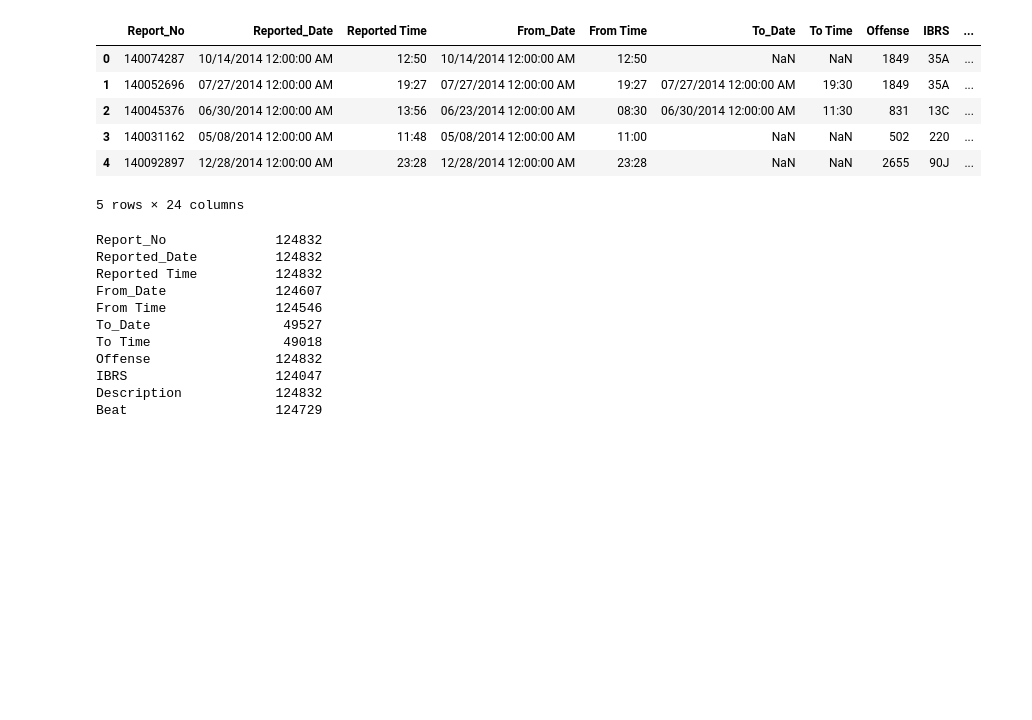
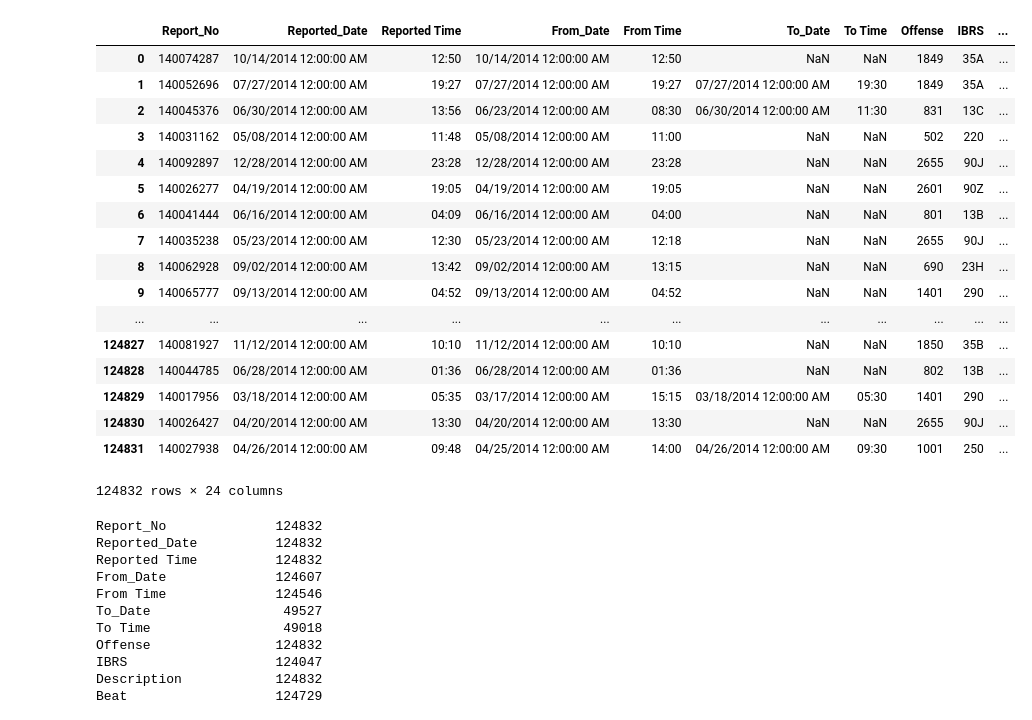
Before and after one commit to nsridhar26/crangmcgee, a Jupyter notebook: City Data/KC/KC 2014 - 2015.ipynb, the cells around one changed output. Saved outputs shown, nothing was run; the diff lists cells and outputs as text; code cells hidden in the pictures; blank space fills up the shorter version.

```diff
--- a/City Data/KC/KC 2014 - 2015.ipynb
+++ b/City Data/KC/KC 2014 - 2015.ipynb
@@ -3,15 +3,26 @@ import pandas as pd
 df_2014 = pd.read_csv('https://query.data.world/s/u5vi3y33mujhpwka7rqf6t75rqpc27')
 df_2015 = pd.read_csv('https://query.data.world/s/vdz7h4a5ekrs2sq4gv4lvjplbeihcb')
 # %%
-df_2014.head()
+df_2014
 # %% [output]
 |  | Report_No | Reported_Date | Reported Time | From_Date | From Time | To_Date | To Time | Offense | IBRS | ... |
 | 0 | 140074287 | 10/14/2014 12:00:00 AM | 12:50 | 10/14/2014 12:00:00 AM | 12:50 | NaN | NaN | 1849 | 35A | ... |
 | 1 | 140052696 | 07/27/2014 12:00:00 AM | 19:27 | 07/27/2014 12:00:00 AM | 19:27 | 07/27/2014 12:00:00 AM | 19:30 | 1849 | 35A | ... |
 | 2 | 140045376 | 06/30/2014 12:00:00 AM | 13:56 | 06/23/2014 12:00:00 AM | 08:30 | 06/30/2014 12:00:00 AM | 11:30 | 831 | 13C | ... |
 | 3 | 140031162 | 05/08/2014 12:00:00 AM | 11:48 | 05/08/2014 12:00:00 AM | 11:00 | NaN | NaN | 502 | 220 | ... |
 | 4 | 140092897 | 12/28/2014 12:00:00 AM | 23:28 | 12/28/2014 12:00:00 AM | 23:28 | NaN | NaN | 2655 | 90J | ... |
+| 5 | 140026277 | 04/19/2014 12:00:00 AM | 19:05 | 04/19/2014 12:00:00 AM | 19:05 | NaN | NaN | 2601 | 90Z | ... |
+| 6 | 140041444 | 06/16/2014 12:00:00 AM | 04:09 | 06/16/2014 12:00:00 AM | 04:00 | NaN | NaN | 801 | 13B | ... |
+| 7 | 140035238 | 05/23/2014 12:00:00 AM | 12:30 | 05/23/2014 12:00:00 AM | 12:18 | NaN | NaN | 2655 | 90J | ... |
+| 8 | 140062928 | 09/02/2014 12:00:00 AM | 13:42 | 09/02/2014 12:00:00 AM | 13:15 | NaN | NaN | 690 | 23H | ... |
+| 9 | 140065777 | 09/13/2014 12:00:00 AM | 04:52 | 09/13/2014 12:00:00 AM | 04:52 | NaN | NaN | 1401 | 290 | ... |
+| ... | ... | ... | ... | ... | ... | ... | ... | ... | ... | ... |
+| 124827 | 140081927 | 11/12/2014 12:00:00 AM | 10:10 | 11/12/2014 12:00:00 AM | 10:10 | NaN | NaN | 1850 | 35B | ... |
+| 124828 | 140044785 | 06/28/2014 12:00:00 AM | 01:36 | 06/28/2014 12:00:00 AM | 01:36 | NaN | NaN | 802 | 13B | ... |
+| 124829 | 140017956 | 03/18/2014 12:00:00 AM | 05:35 | 03/17/2014 12:00:00 AM | 15:15 | 03/18/2014 12:00:00 AM | 05:30 | 1401 | 290 | ... |
+| 124830 | 140026427 | 04/20/2014 12:00:00 AM | 13:30 | 04/20/2014 12:00:00 AM | 13:30 | NaN | NaN | 2655 | 90J | ... |
+| 124831 | 140027938 | 04/26/2014 12:00:00 AM | 09:48 | 04/25/2014 12:00:00 AM | 14:00 | 04/26/2014 12:00:00 AM | 09:30 | 1001 | 250 | ... |
-5 rows × 24 columns
+124832 rows × 24 columns
 # %%
 df_2014.count()
 # %% [output]
```
Also changed, not shown: 14 other files.
